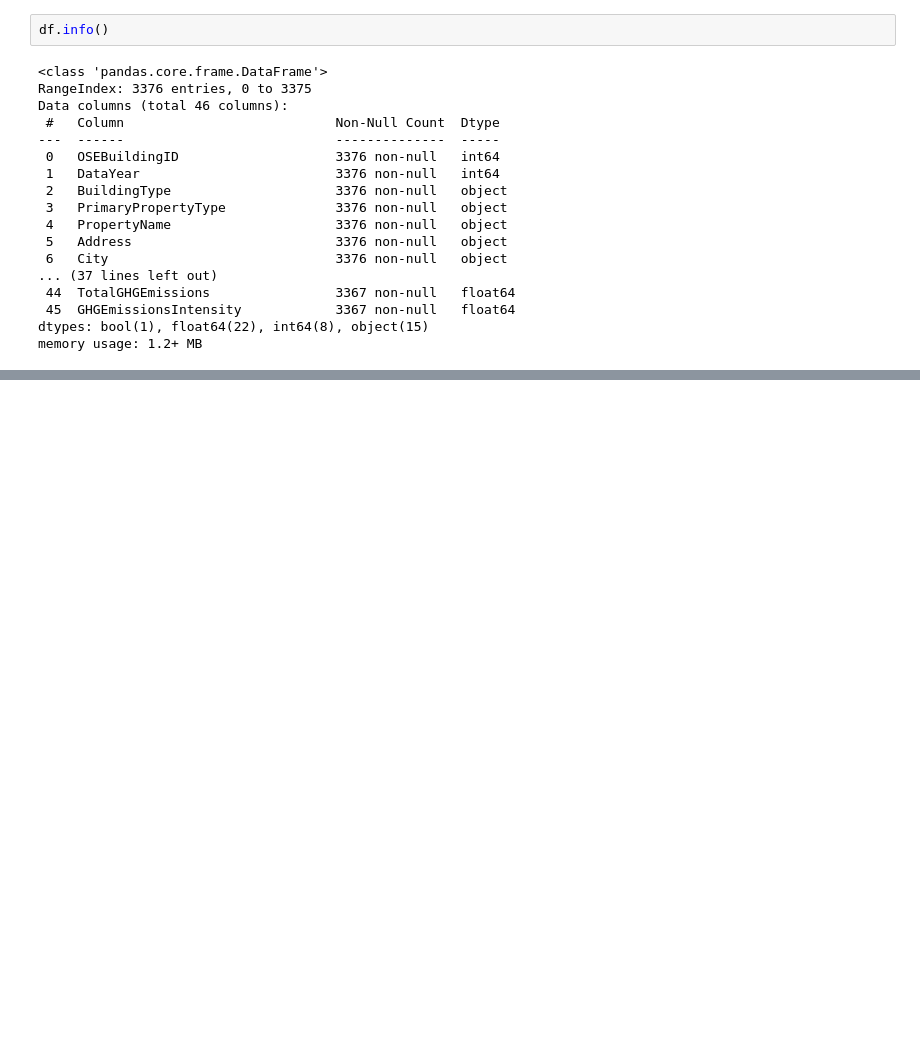
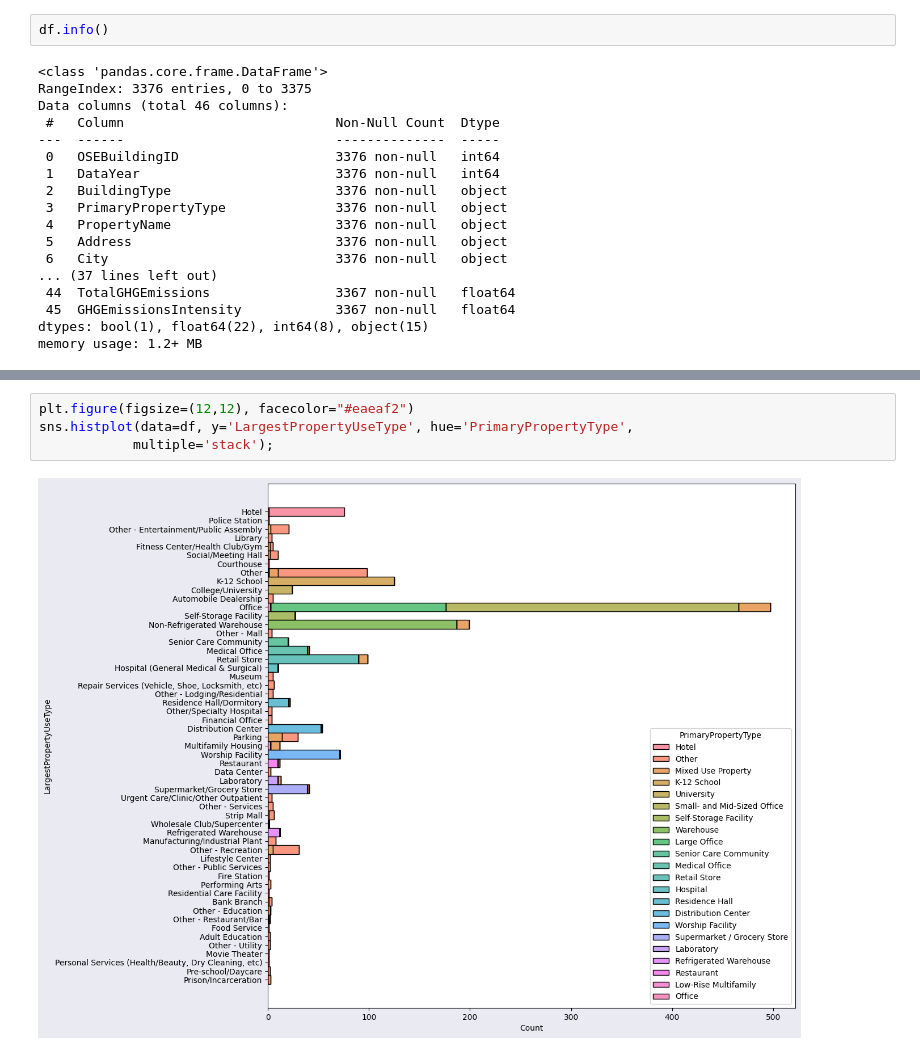
Before and after one commit to LaurentiuGhiga/Building, a Jupyter notebook: building-nettoyage.ipynb, the cells around one changed output, grey strips where cells are left out. Cells and saved outputs as stored; diff of their text form; blank space fills up the shorter version.

```diff
--- a/building-nettoyage.ipynb
+++ b/building-nettoyage.ipynb
@@ -42,0 +372,6 @@ memory usage: 1.2+ MB
+# %%
+plt.figure(figsize=(12,12), facecolor="#eaeaf2")
+sns.histplot(data=df, y='LargestPropertyUseType', hue='PrimaryPropertyType',
+            multiple='stack');
+# %% [output]
+[figure, added]
```
Also changed, not shown: parts of 71 cells of this notebook, 3 other files.
